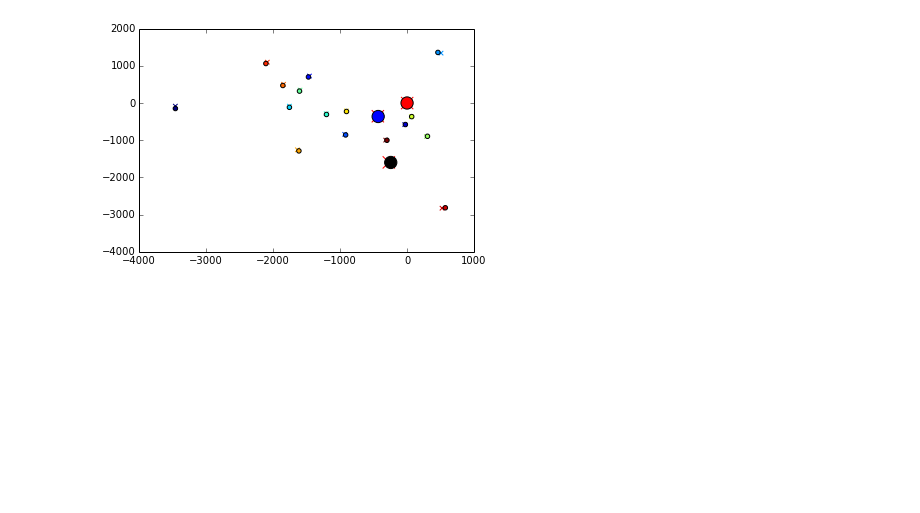
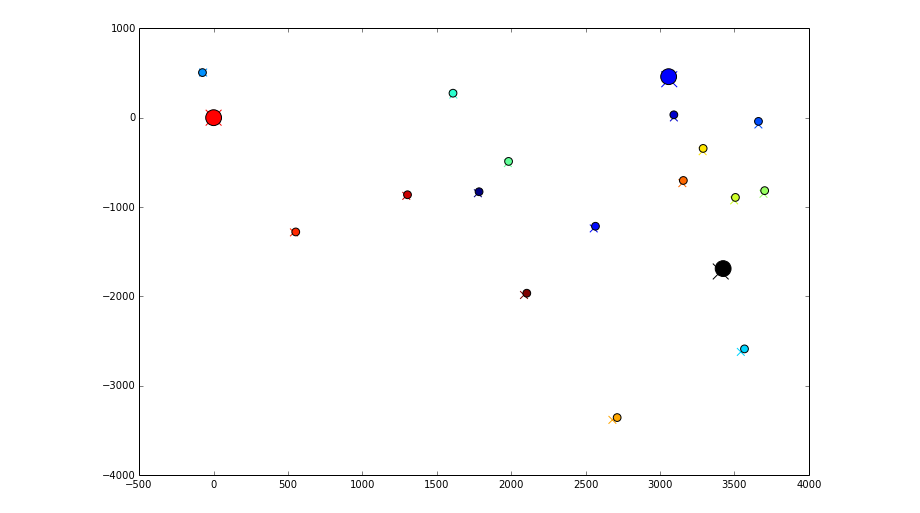
Before and after one commit to Taraxicum/geo_parser, a Jupyter notebook: Geographic Clustering-Test Case.ipynb, the cells around one changed output. Saved outputs shown, nothing was run; the diff lists cells and outputs as text; code cells hidden in the pictures; blank space fills up the shorter version.

```diff
--- a/Geographic Clustering-Test Case.ipynb
+++ b/Geographic Clustering-Test Case.ipynb
@@ -153,12 +153,2 @@ def plot_results(true_points, hyp_points, true_fixed_points, hyp_fixed_points, i
 
     plt.show()
-# %%
-#Create a set of 'true' coordinates for a test set of points and fixed_points then generate the DataFrame
-#  containing the distances of the points to the fixed points
-points = pd.DataFrame(1000*np.random.randn(16, 2), columns=['x', 'y'])
-print points.head()
-vals = 1000*np.random.randn(6)
-fixed_points = {'fire': {'x': vals[0], 'y': vals[1]}, 'water': {'x': vals[2], 'y': vals[3]},
-                'road': {'x': vals[4], 'y': vals[5]}}
-df = find_distances(points, fixed_points)
-print fixed_points
@@ -208,5 +154,0 @@ i=15 - fire: 0, water: 1, road 1
-# %%
-print p.loc[14]
-p.loc[14, 'y'] = -p.loc[14, 'y']
-p.loc[14, 'x'] = -p.loc[14, 'x']
-print p.loc[14]
@@ -269,0 +191,9 @@ def rotate(points, fixed_points, angle):
+# %%
+#Creates a set of n 'true' coordinates for a test set of points and fixed_points then generate the DataFrame
+#  containing the distances of the points to the fixed points
+n = 16
+points = pd.DataFrame(1000*np.random.randn(n, 2), columns=['x', 'y'])
+vals = 1000*np.random.randn(6)
+fixed_points = {'fire': {'x': vals[0], 'y': vals[1]}, 'water': {'x': vals[2], 'y': vals[3]},
+                'road': {'x': vals[4], 'y': vals[5]}}
+df = find_distances(points, fixed_points)
@@ -270,8 +251,13 @@ def rotate(points, fixed_points, angle):
 # %%
-pr, fpr = rotate(p, fp, 4*np.pi/5)
+#A reflection and rotation is all it took to line up the original points and the hypothesized points
+#  a more precise rotation would have fit even better but makes it harder to see the Xs
+plt.figure(figsize=(12, 8))
+pr, fpr = rotate(p, fp, 5*np.pi/6)
 # negative x-values to make a reflection over the y-axis
-plt.scatter(-pr[:, 0], pr[:, 1], c=range(0, len(pr[:,0])), marker='x')
-plt.scatter(-fpr[0,:], fpr[1, :], c='red', marker='x', s=150)
+plt.scatter(-pr[:, 0], pr[:, 1], c=range(0, len(pr[:,0])), marker='x', s=60)
+plt.scatter(-fpr[0,0], fpr[1, 0], c='red', marker='x', s=250)
+plt.scatter(-fpr[0,1], fpr[1, 1], c='blue', marker='x', s=250)
+plt.scatter(-fpr[0,2], fpr[1, 2], c='black', marker='x', s=250)
 plot_results(points, p, fixed_points, fp, inc_hyp=False)
 # %% [output]
-[figure, old version]
+[figure, new version]
```
Also changed, not shown: parts of 21 cells of this notebook.
